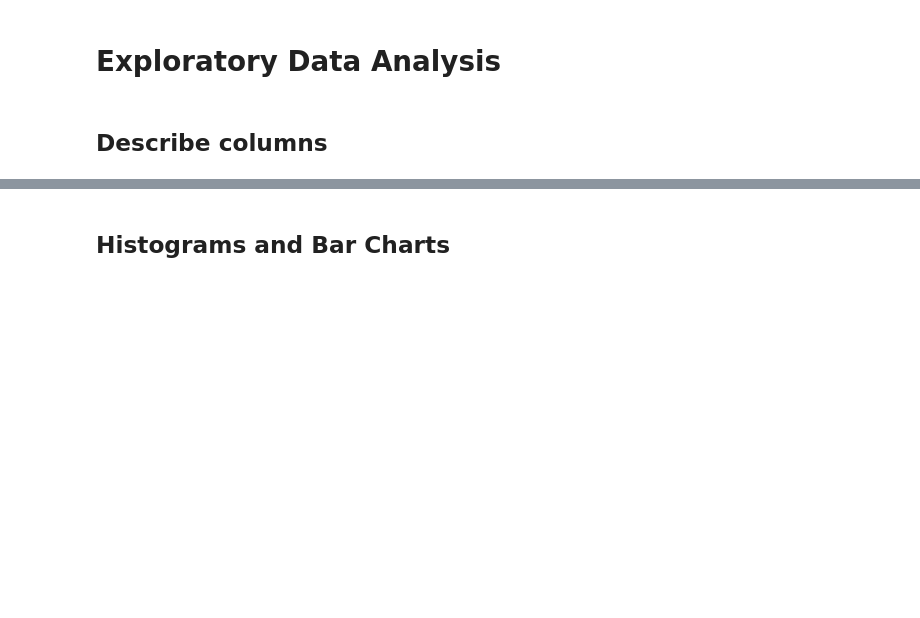
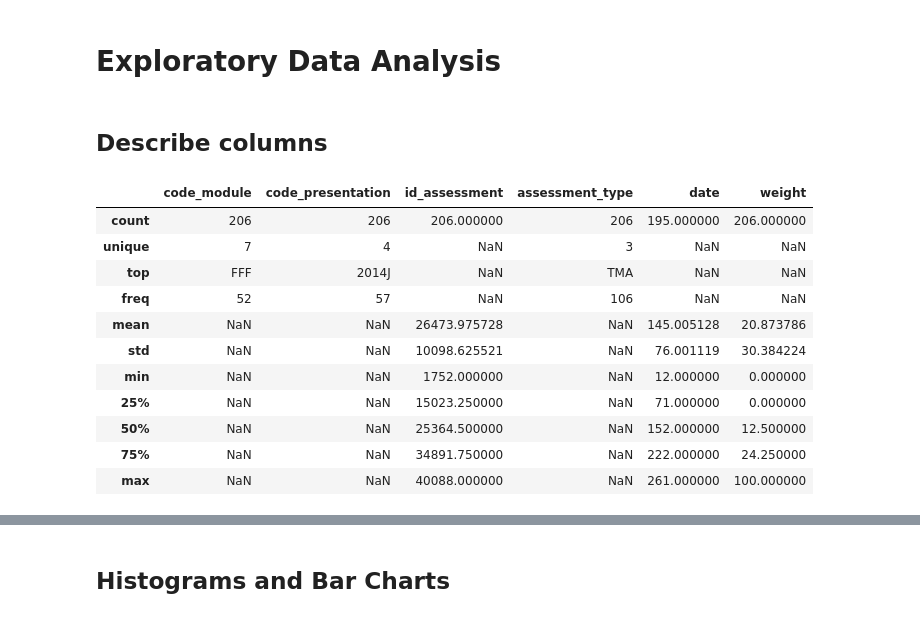
Before and after one commit to sustrev/SIADS697, a Jupyter notebook: EDA.ipynb, the cells around one changed output, grey strips where cells are left out. Drawn from its saved outputs; the diff is of its cells as text; code cells hidden in the pictures; blank space fills up the shorter version.

```diff
--- a/EDA.ipynb
+++ b/EDA.ipynb
@@ -29,3 +29,18 @@ student_vle_raw.head()
 # Exploratory Data Analysis
 # %% [markdown]
 ## Describe columns
+# %%
+assessments_raw.describe(include='all')
+# %% [output]
+|  | code_module | code_presentation | id_assessment | assessment_type | date | weight |
+| count | 206 | 206 | 206.000000 | 206 | 195.000000 | 206.000000 |
+| unique | 7 | 4 | NaN | 3 | NaN | NaN |
+| top | FFF | 2014J | NaN | TMA | NaN | NaN |
+| freq | 52 | 57 | NaN | 106 | NaN | NaN |
+| mean | NaN | NaN | 26473.975728 | NaN | 145.005128 | 20.873786 |
+| std | NaN | NaN | 10098.625521 | NaN | 76.001119 | 30.384224 |
+| min | NaN | NaN | 1752.000000 | NaN | 12.000000 | 0.000000 |
+| 25% | NaN | NaN | 15023.250000 | NaN | 71.000000 | 0.000000 |
+| 50% | NaN | NaN | 25364.500000 | NaN | 152.000000 | 12.500000 |
+| 75% | NaN | NaN | 34891.750000 | NaN | 222.000000 | 24.250000 |
+| max | NaN | NaN | 40088.000000 | NaN | 261.000000 | 100.000000 |
```
Also changed, not shown: parts of 6 cells of this notebook.
